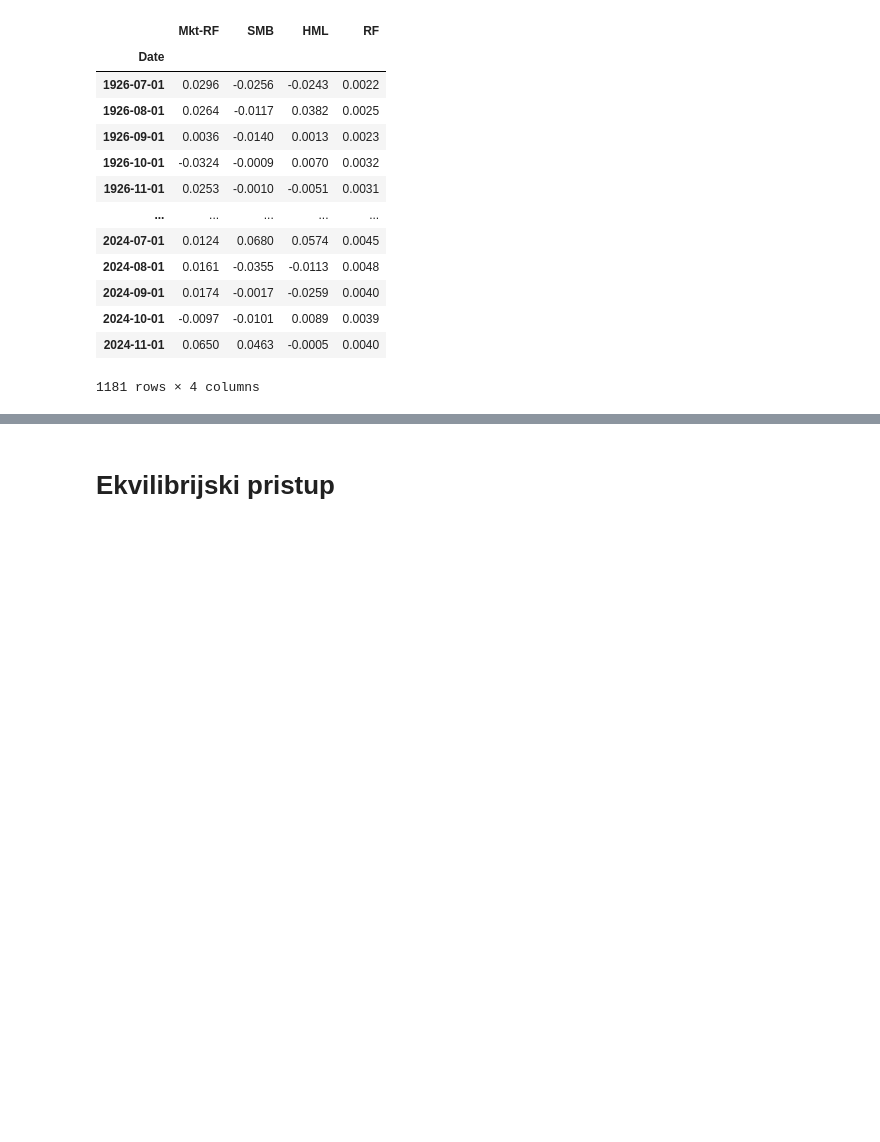
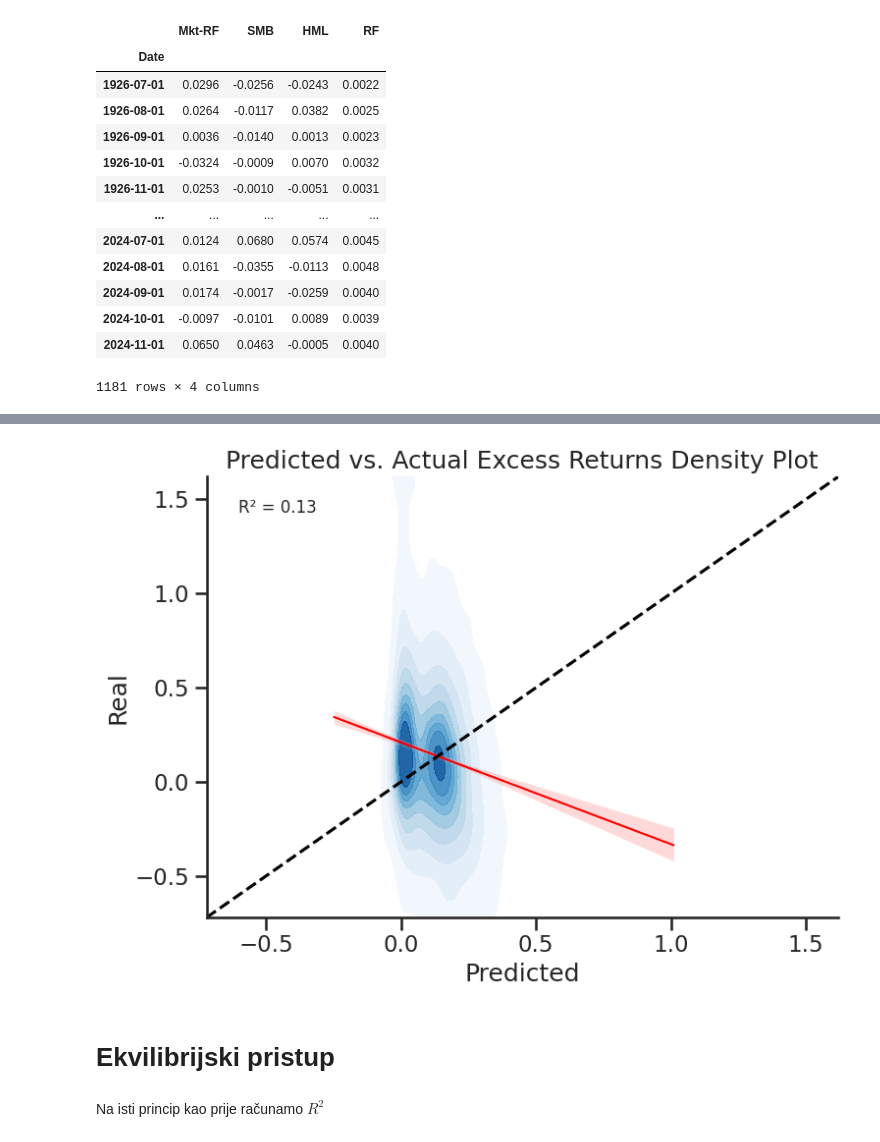
Before and after one commit to evucelic/EQ-Performance-Backtesting, a Jupyter notebook: US_stock_backtest/backtest.ipynb, the cells around one changed output, grey strips where cells are left out. Cells and saved outputs as stored; diff of their text form; code cells hidden in the pictures; blank space fills up the shorter version.

```diff
--- a/US_stock_backtest/backtest.ipynb
+++ b/US_stock_backtest/backtest.ipynb
@@ -334,3 +488,7 @@ visualize(comparison, r2)
+# %%
+visualize2(comparison, r2)
+# %% [output]
+[figure, added]
 # %% [markdown]
 # Ekvilibrijski pristup
 # %%
@@ -394,6 +551,8 @@ for i in range(start_year + window_t, end_year):
 
 
 comparison_equilibrium = pd.DataFrame(equilibrium_rows)
+# %% [markdown]
+Na isti princip kao prije računamo $R^2$
 # %%
 y_true = comparison_equilibrium["real"].values
 y_pred = comparison_equilibrium["predicted"].values
```
Also changed, not shown: parts of 25 cells of this notebook.
